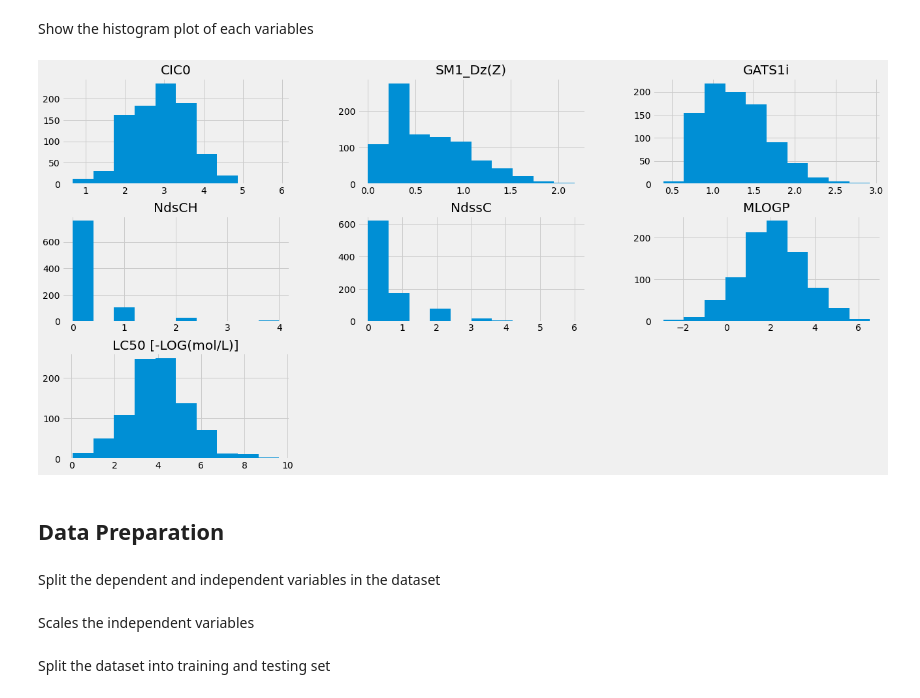
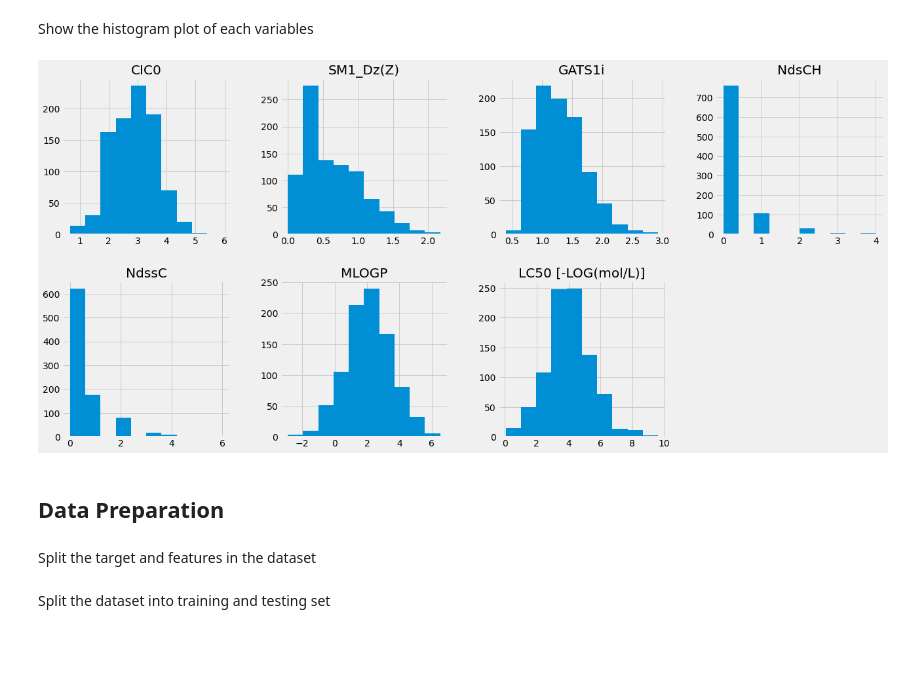
Before and after one commit to trizkynoviandy/qsar-fish-toxicity, a Jupyter notebook: qsar_fish_toxicity.ipynb, the cells around one changed output. Drawn from its saved outputs; the diff is of its cells as text; code cells hidden in the pictures; blank space fills up the shorter version.

```diff
--- a/qsar_fish_toxicity.ipynb
+++ b/qsar_fish_toxicity.ipynb
@@ -104,15 +104,13 @@ From the correlation test to the LC50 that has been done above, it is known that
 # %% [markdown]
 Show the histogram plot of each variables
 # %%
-dataset.hist(figsize=(20, 10));
+dataset.hist(figsize=(20, 20), layout=(4, 4));
 # %% [output]
-[figure, old version]
+[figure, new version]
 # %% [markdown]
 ## Data Preparation
 # %% [markdown]
-Split the dependent and independent variables in the dataset
+Split the target and features in the dataset
 # %%
 X = dataset.drop(["LC50 [-LOG(mol/L)]"], axis=1)
 y = pd.DataFrame(dataset["LC50 [-LOG(mol/L)]"].copy())
-# %% [markdown]
-Scales the independent variables
```
Also changed, not shown: parts of 10 cells of this notebook.
